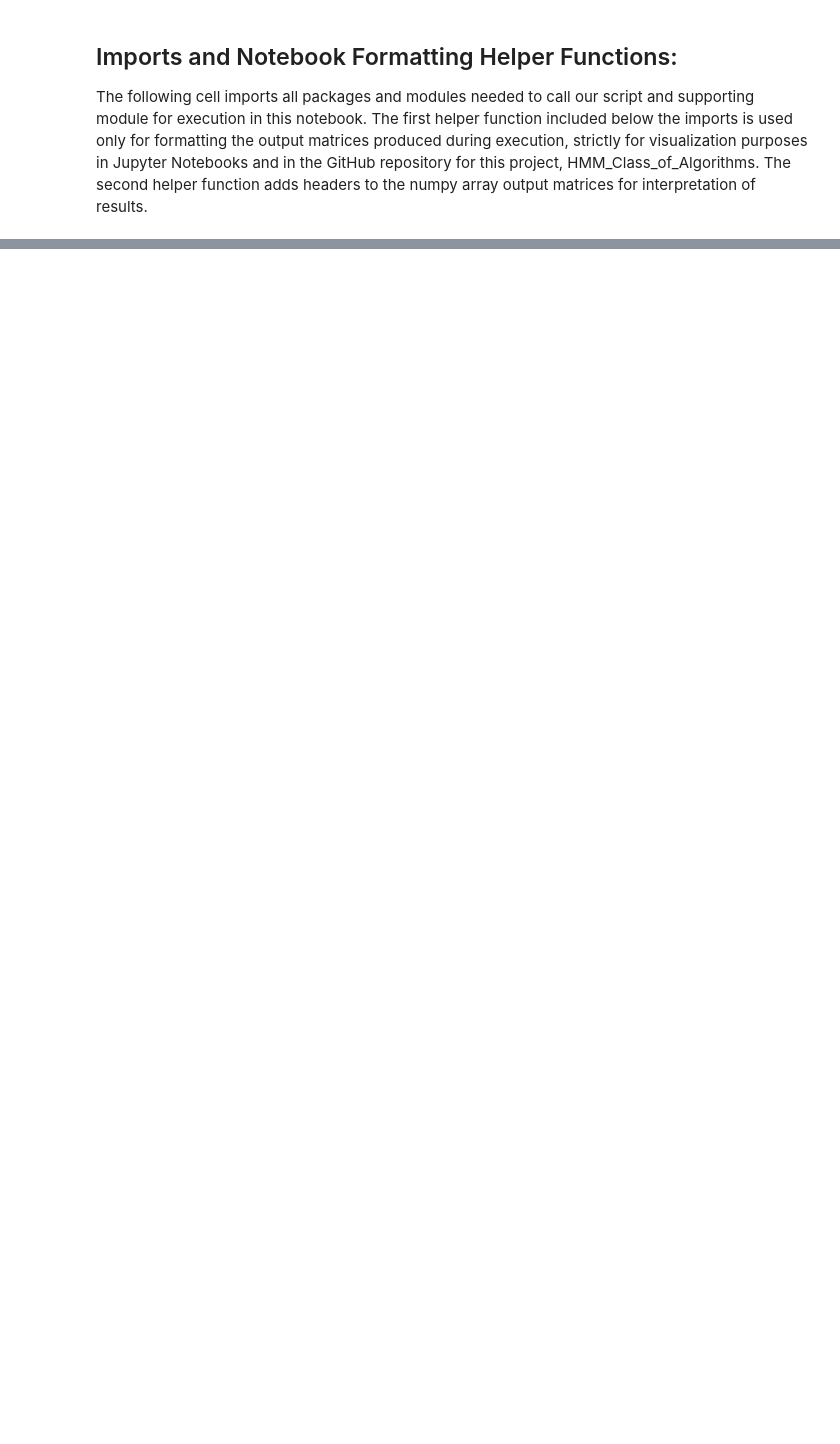
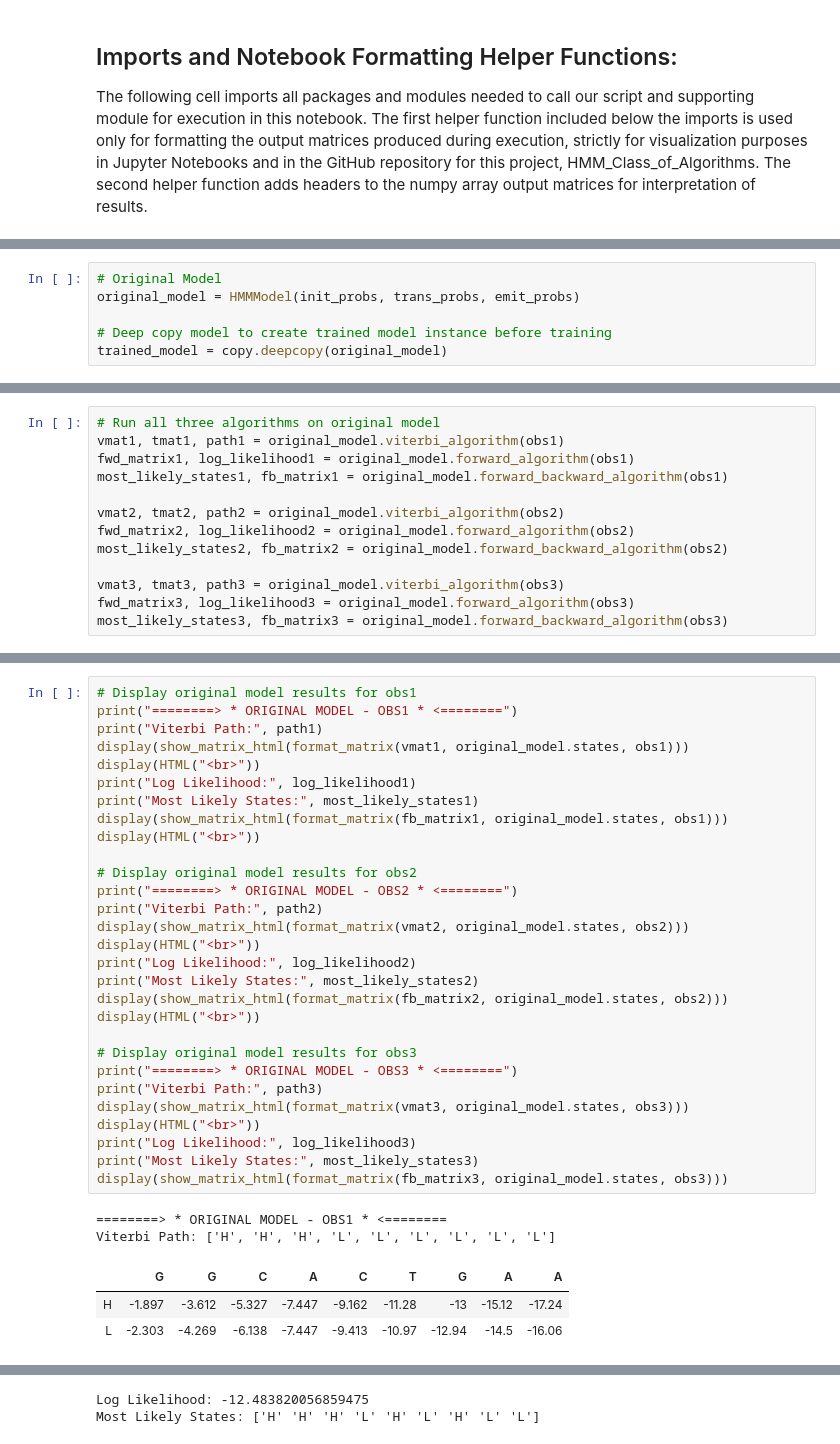
Before and after one commit to biotechiestefnie/HMM-Class-of-Algorithms, a Jupyter notebook: project10/HMM_Project10_Execution.ipynb, the cells around one changed output, grey strips where cells are left out. Drawn from its saved outputs; the diff is of its cells as text; blank space fills up the shorter version.

```diff
--- a/project10/HMM_Project10_Execution.ipynb
+++ b/project10/HMM_Project10_Execution.ipynb
@@ -378,0 +204,6 @@ fb_states, fb_matrix = model.forward_backward_algorithm(obs)
+# %%
+# Original Model
+original_model = HMMModel(init_probs, trans_probs, emit_probs)
+
+# Deep copy model to create trained model instance before training
+trained_model = copy.deepcopy(original_model)
@@ -378,0 +212,13 @@ fb_states, fb_matrix = model.forward_backward_algorithm(obs)
+# %%
+# Run all three algorithms on original model
+vmat1, tmat1, path1 = original_model.viterbi_algorithm(obs1)
+fwd_matrix1, log_likelihood1 = original_model.forward_algorithm(obs1)
+most_likely_states1, fb_matrix1 = original_model.forward_backward_algorithm(obs1)
+
+vmat2, tmat2, path2 = original_model.viterbi_algorithm(obs2)
+fwd_matrix2, log_likelihood2 = original_model.forward_algorithm(obs2)
+most_likely_states2, fb_matrix2 = original_model.forward_backward_algorithm(obs2)
+
+vmat3, tmat3, path3 = original_model.viterbi_algorithm(obs3)
+fwd_matrix3, log_likelihood3 = original_model.forward_algorithm(obs3)
+most_likely_states3, fb_matrix3 = original_model.forward_backward_algorithm(obs3)
@@ -378,0 +293,35 @@ fb_states, fb_matrix = model.forward_backward_algorithm(obs)
+# %%
+# Display original model results for obs1
+print("========> * ORIGINAL MODEL - OBS1 * <========")
+print("Viterbi Path:", path1)
+display(show_matrix_html(format_matrix(vmat1, original_model.states, obs1)))
+display(HTML("<br>"))
+print("Log Likelihood:", log_likelihood1)
+print("Most Likely States:", most_likely_states1)
+display(show_matrix_html(format_matrix(fb_matrix1, original_model.states, obs1)))
+display(HTML("<br>"))
+
+# Display original model results for obs2
+print("========> * ORIGINAL MODEL - OBS2 * <========")
+print("Viterbi Path:", path2)
+display(show_matrix_html(format_matrix(vmat2, original_model.states, obs2)))
+display(HTML("<br>"))
+print("Log Likelihood:", log_likelihood2)
+print("Most Likely States:", most_likely_states2)
+display(show_matrix_html(format_matrix(fb_matrix2, original_model.states, obs2)))
+display(HTML("<br>"))
+
+# Display original model results for obs3
+print("========> * ORIGINAL MODEL - OBS3 * <========")
+print("Viterbi Path:", path3)
+display(show_matrix_html(format_matrix(vmat3, original_model.states, obs3)))
+display(HTML("<br>"))
+print("Log Likelihood:", log_likelihood3)
+print("Most Likely States:", most_likely_states3)
+display(show_matrix_html(format_matrix(fb_matrix3, original_model.states, obs3)))
+# %% [output]
+========> * ORIGINAL MODEL - OBS1 * <========
+Viterbi Path: ['H', 'H', 'H', 'L', 'L', 'L', 'L', 'L', 'L']
+|  | G | G | C | A | C | T | G | A | A |
+| H | -1.897 | -3.612 | -5.327 | -7.447 | -9.162 | -11.28 | -13 | -15.12 | -17.24 |
+| L | -2.303 | -4.269 | -6.138 | -7.447 | -9.413 | -10.97 | -12.94 | -14.5 | -16.06 |
@@ -378,0 +329,2 @@ fb_states, fb_matrix = model.forward_backward_algorithm(obs)
+Log Likelihood: -12.483820056859475
+Most Likely States: ['H' 'H' 'H' 'L' 'H' 'L' 'H' 'L' 'L']
```
Also changed, not shown: parts of 52 cells of this notebook, 2 other files.
